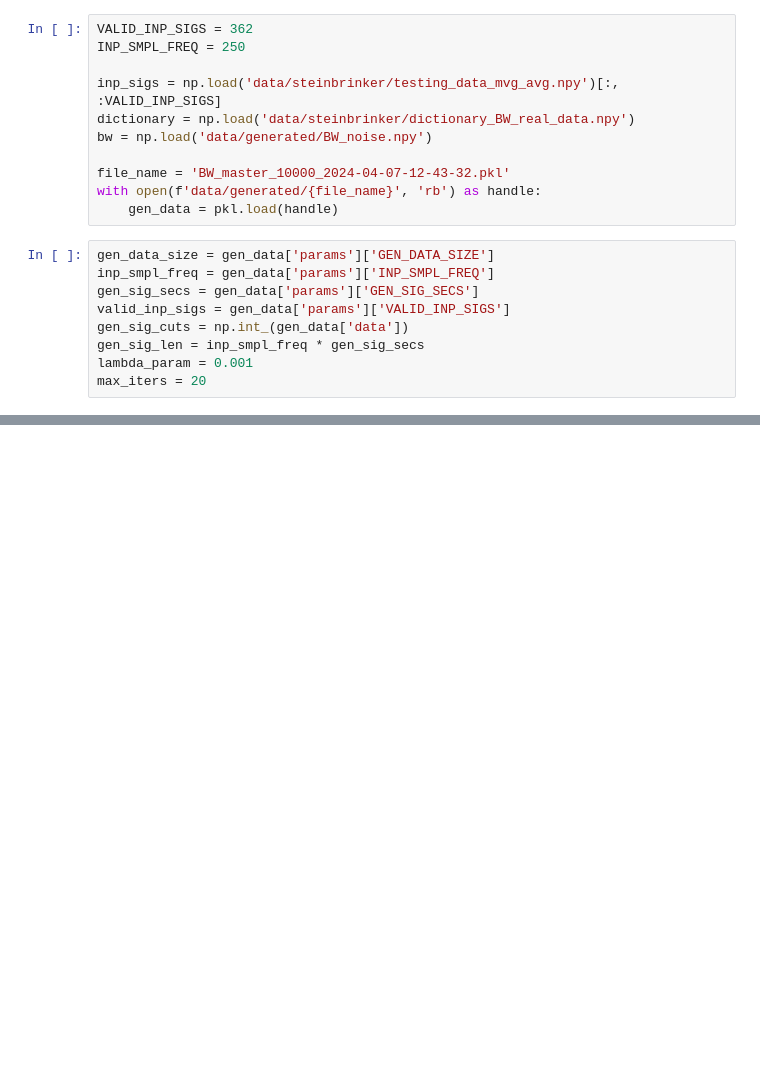
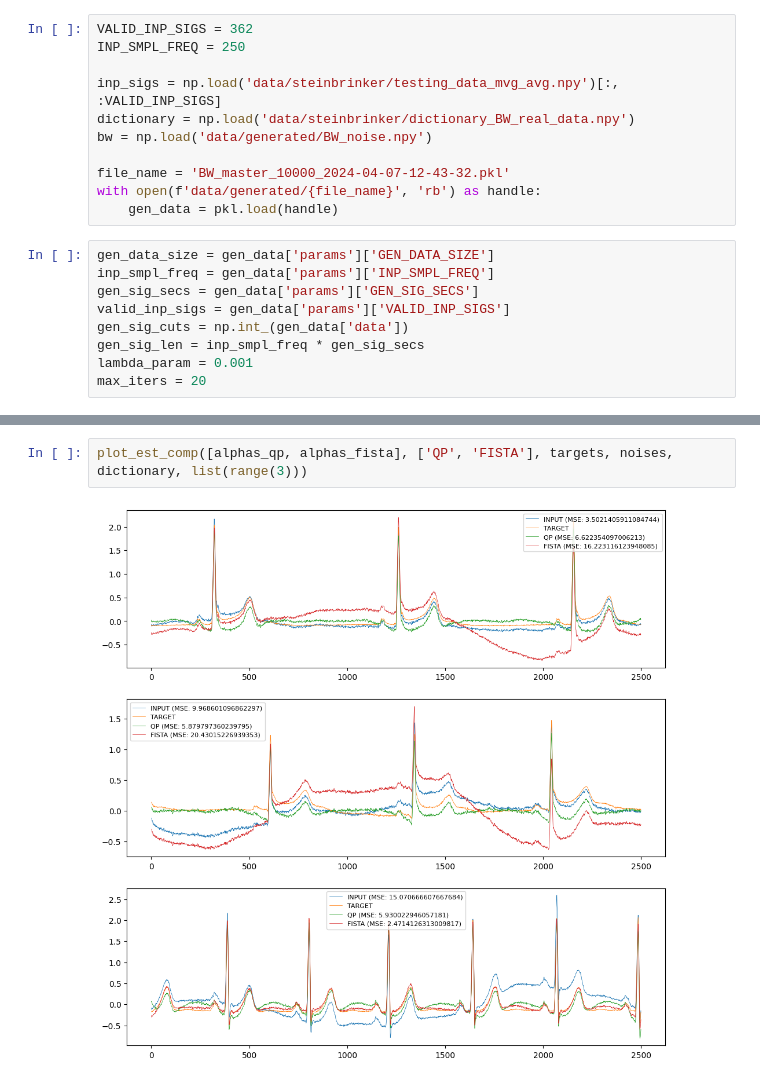
Before and after one commit to galigergergo/ecg-denoising, a Jupyter notebook: workspace/BPDN_QP-vs-FISTA.ipynb, the cells around one changed output, grey strips where cells are left out. Drawn from its saved outputs; the diff is of its cells as text; blank space fills up the shorter version.

```diff
--- a/workspace/BPDN_QP-vs-FISTA.ipynb
+++ b/workspace/BPDN_QP-vs-FISTA.ipynb
@@ -73,0 +90,4 @@ dictionary.shape
+# %%
+plot_est_comp([alphas_qp, alphas_fista], ['QP', 'FISTA'], targets, noises, dictionary, list(range(3)))
+# %% [output]
+[figure, added]
```
Also changed, not shown: parts of 17 cells of this notebook.
